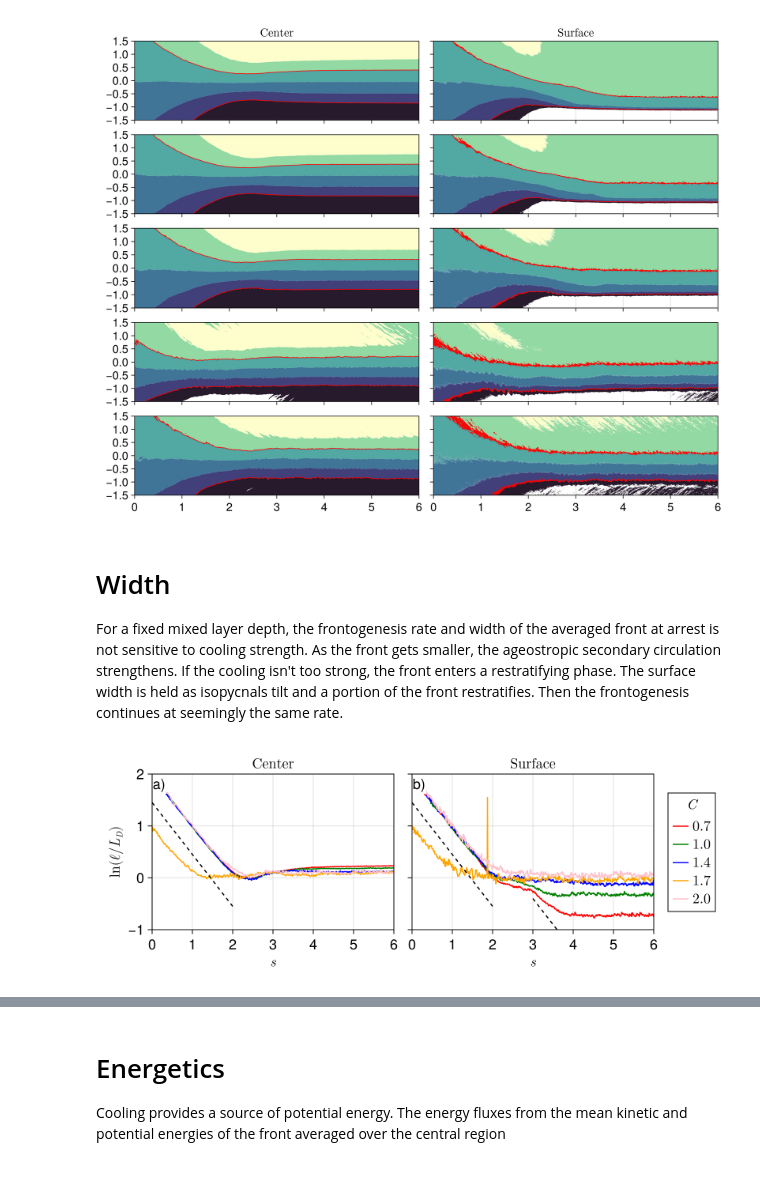
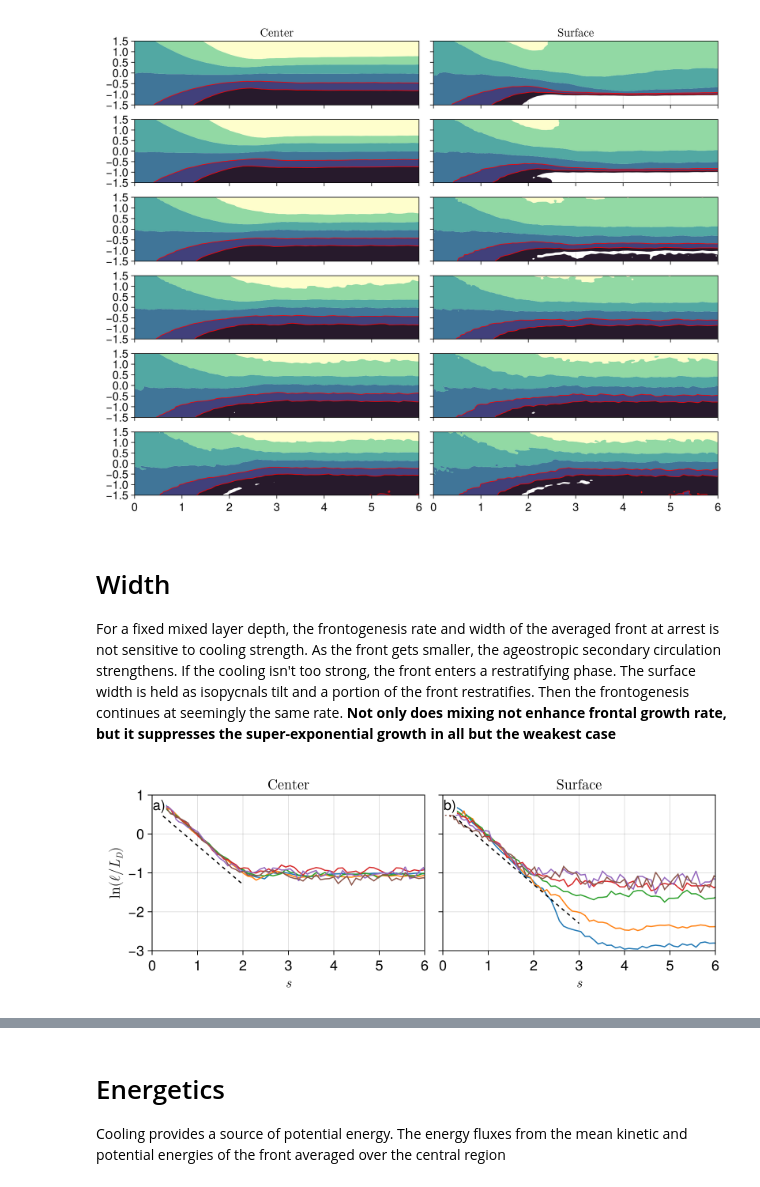
Before and after one commit to erin-atkinson/turbulence-at-many-fronts, a Jupyter notebook: notebooks/Cooling.ipynb, the cells around one changed output, grey strips where cells are left out. Cells and saved outputs as stored; diff of their text form; code cells hidden in the pictures.

```diff
--- a/notebooks/Cooling.ipynb
+++ b/notebooks/Cooling.ipynb
@@ -16,0 +16,4 @@ front_width (generic function with 1 method)
+# %%
+Cs = ["1_0", "1_4", "1_8", "2_0", "2_6", "3_0"]
+run_ids = ["a0_10-b1_0-C$C" for C in Cs]
+foldernames = [joinpath("../../scratch/turbulence-at-many-fronts", run_id) for run_id in run_ids]
@@ -17,27 +28,19 @@ front_width (generic function with 1 method)
 # %%
-foldernames = [
-    "../../scratch/turbulence-at-many-fronts/StrainM-C07",
-    "../../scratch/turbulence-at-many-fronts/StrainM-C10",
-    "../../scratch/turbulence-at-many-fronts/StrainM-C14",
-    "../../scratch/turbulence-at-many-fronts/StrainM-C17-GRL",
-    "../../scratch/turbulence-at-many-fronts/StrainM-C20",
-]
-
 # Center
 bs_surface = map(foldernames) do foldername
-    DFM = joinpath(foldername, "DFM.jld2")
+    DFM = joinpath(foldername, "COARSE.jld2")
     sp = simulation_parameters(DFM)
     avg_buoyancy(DFM, -0.05sp.H, -0sp.H)
 end
 bs_center = map(foldernames) do foldername
-    DFM = joinpath(foldername, "DFM.jld2")
+    DFM = joinpath(foldername, "COARSE.jld2")
     sp = simulation_parameters(DFM)
     avg_buoyancy(DFM, -0.95sp.H, -0.05sp.H)
 end;
 # %%
 fig = Figure(; size=(1000, 800), fontsize=18)
 for i in axes(foldernames, 1)
-    DFM = joinpath(foldernames[i], "DFM.jld2")
+    DFM = joinpath(foldernames[i], "COARSE.jld2")
 
     iterations, times = iterations_times(DFM)
     sp = simulation_parameters(DFM)
@@ -49,62 +52,63 @@ for i in axes(foldernames, 1)
     colormap = reverse(to_colormap(:deep))
 
     bl = -2 / 6
-    br = 1 / 6
+    br = -1 / 6
 
     ax = Axis(fig[i, 1];
         limits = (0, 6, -sp.Lh / 2000, sp.Lh / 2000),
         title = i == 1 ? L"\text{Center}" : ""
     )
     i < length(foldernames) && hidexdecorations!(ax; ticks=false, grid=false)
 
 
 
     b = (bs_center[i] .- mean(bs_center[i]; dims=2)) ./ sp.Δb
 
     contourf!(ax, ∫αdt, xsᶜ ./ 1000, b; colormap, levels)
     contour!(ax, ∫αdt, xsᶜ ./ 1000, b; color=:red, levels = [bl])
     contour!(ax, ∫αdt, xsᶜ ./ 1000, b; color=:red, levels = [br])
 
     ax = Axis(fig[i, 2];
         limits = (0, 6, -sp.Lh / 2000, sp.Lh / 2000),
         title = i == 1 ? L"\text{Surface}" : ""
     )
     i < length(foldernames) && hidexdecorations!(ax; ticks=false, grid=false)
     hideydecorations!(ax; ticks=false, grid=false)
 
     b = (bs_surface[i] .- mean(bs_surface[i]; dims=2)) ./ sp.Δb
 
     contourf!(ax, ∫αdt, xsᶜ ./ 1000, b; colormap, levels)
     contour!(ax, ∫αdt, xsᶜ ./ 1000, b; color=:red, levels = [bl])
     contour!(ax, ∫αdt, xsᶜ ./ 1000, b; color=:red, levels = [br])
 
 end
 fig
 # %% [output]
-[figure, old version]
+[figure, new version]
 # %% [markdown]
 # Width
 For a fixed mixed layer depth, the frontogenesis rate and width of the averaged front at arrest is not sensitive to cooling strength. As the front gets smaller, the ageostropic secondary circulation strengthens. If the cooling isn't too strong, the front enters a restratifying phase. The surface width is held as isopycnals tilt and a portion of the front restratifies. Then the frontogenesis continues at seemingly the same rate.
+**Not only does mixing not enhance frontal growth rate, but it suppresses the super-exponential growth in all but the weakest case**
 # %%
 fig = Figure(; size=(800, 300), fontsize=18)
 ax = Axis(fig[1, 1];
     xlabel = L"s",
     ylabel = L"\ln(\ell / L_D)",
     title = L"\text{Center}",
-    limits = (0, 6, -1, 2)
+    limits = (0, 6, -3, 1)
 )
 ax_surface = Axis(fig[1, 2];
     xlabel = L"s",
     ylabel = L"\ln(\ell / L_D)",
     title = L"\text{Surface}",
-    limits = (0, 6, -1, 2)
+    limits = (0, 6, -3, 1)
 )
 hideydecorations!(ax_surface; ticks=false, grid=false)
 
-colors = [:red, :green, :blue, :orange, :pink]
+colors = to_colormap(:tab10)
 
 lns = map(axes(foldernames, 1)) do i
-    DFM = joinpath(foldernames[i], "DFM.jld2")
+    DFM = joinpath(foldernames[i], "COARSE.jld2")
 
     iterations, times = iterations_times(DFM)
     sp = simulation_parameters(DFM)
@@ -115,7 +119,7 @@ lns = map(axes(foldernames, 1)) do i
     C = @sprintf "%02.1f" :C in keys(sp) ? sp.C : sp.Ek
 
     bl = -2 / 6
-    br = 1 / 6
+    br = -1 / 6
 
     b = (bs_center[i] .- mean(bs_center[i]; dims=2)) ./ sp.Δb
     ilr_center, xlr_center, ℓ_center = front_width(DFM, b, bl, br)
@@ -126,16 +130,16 @@ lns = map(axes(foldernames, 1)) do i
     lines!(ax, ∫αdt, log.(ℓ_center ./ sp.L); color=colors[i])
     lines!(ax_surface, ∫αdt, log.(ℓ_surface./ sp.L); color=colors[i], label=L"%$C")
 end
-lines!(ax, range(0, 2), x->1.45-x; color=:black, linestyle=:dash)
+lines!(ax, range(0, 2), x->0.7-x; color=:black, linestyle=:dash)
 
-lines!(ax_surface, range(0, 2), x->1.45-x; color=:black, linestyle=:dash)
-lines!(ax_surface, range(3, 4), x->2.6-x; color=:black, linestyle=:dash)
+lines!(ax_surface, range(0, 3), x->0.7-x; color=:black, linestyle=:dash)
+#lines!(ax_surface, range(3, 4), x->2.6-x; color=:black, linestyle=:dash)
 
 subfig_label!(fig[1, 1], 1; fontsize=18)
 subfig_label!(fig[1, 2], 2; fontsize=18)
 
 
-Legend(fig[1, 3], lns, [ln.label for ln in lns], L"C")
+#Legend(fig[1, 3], lns, [ln.label for ln in lns], L"C")
 fig
 # %% [output]
-[figure, old version]
+[figure, new version]
```
Also changed, not shown: parts of 5 cells of this notebook, 35 other files.
